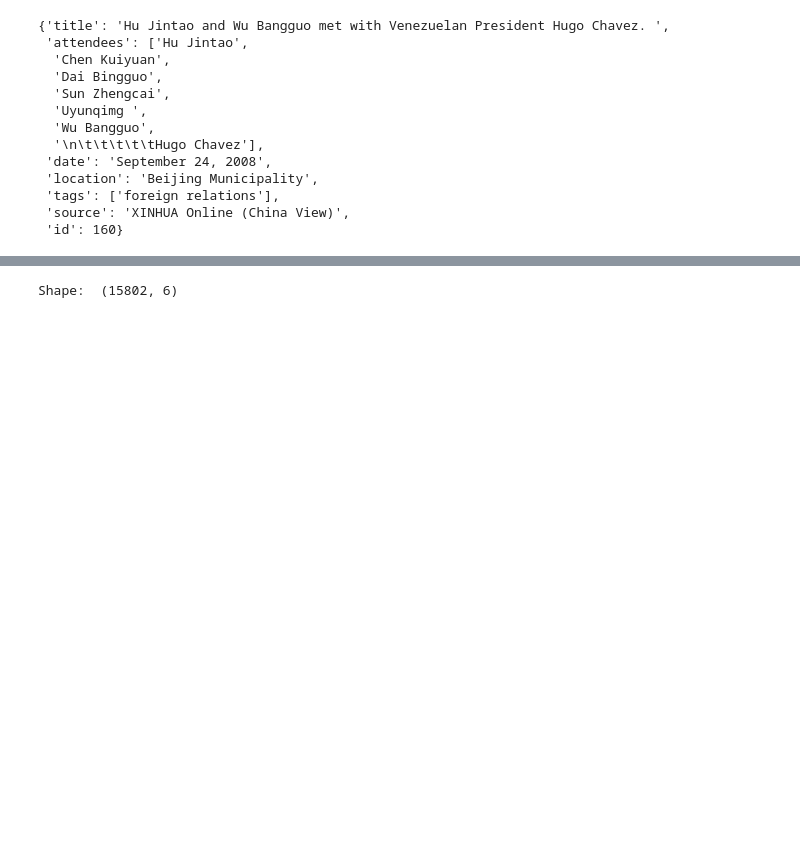
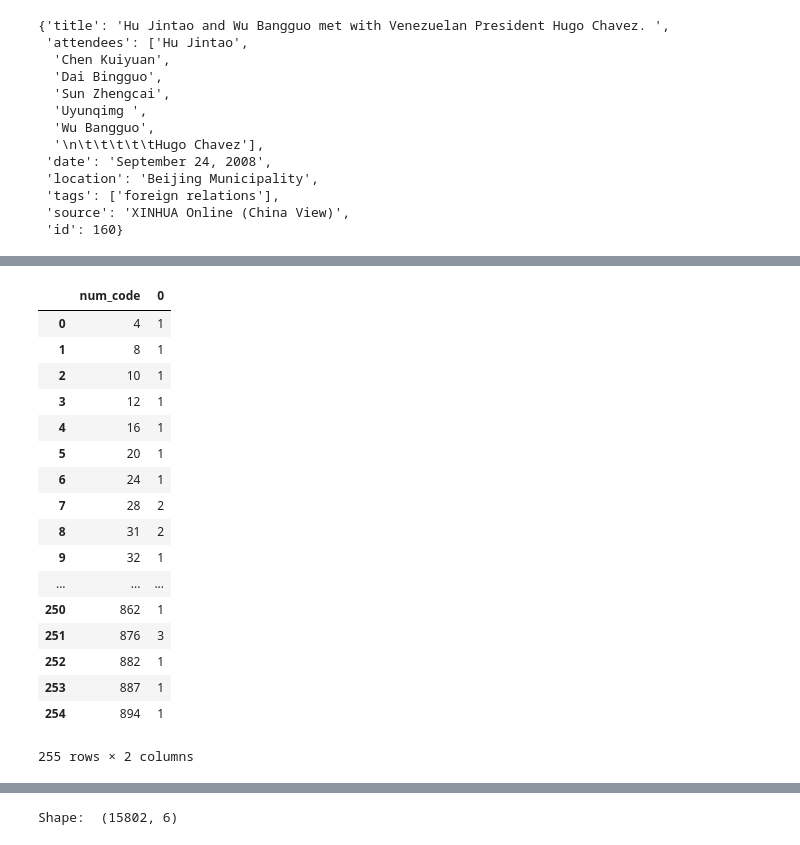
Before and after one commit to yontartu/wuran, a Jupyter notebook: beijing_aqi.ipynb, the cells around one changed output, grey strips where cells are left out. Drawn from its saved outputs; the diff is of its cells as text; code cells hidden in the pictures; blank space fills up the shorter version.

```diff
--- a/beijing_aqi.ipynb
+++ b/beijing_aqi.ipynb
@@ -651,0 +744,23 @@ for co in co_list:
+# %%
+country_labels = countries.copy()
+cl = pd.DataFrame(country_labels.groupby(['num_code']).size()).reset_index()#[25:]#.reset_index()#['num_code','country']
+cl.rename(columns={'0':'count'})
+# %% [output]
+|  | num_code | 0 |
+| 0 | 4 | 1 |
+| 1 | 8 | 1 |
+| 2 | 10 | 1 |
+| 3 | 12 | 1 |
+| 4 | 16 | 1 |
+| 5 | 20 | 1 |
+| 6 | 24 | 1 |
+| 7 | 28 | 2 |
+| 8 | 31 | 2 |
+| 9 | 32 | 1 |
+| ... | ... | ... |
+| 250 | 862 | 1 |
+| 251 | 876 | 3 |
+| 252 | 882 | 1 |
+| 253 | 887 | 1 |
+| 254 | 894 | 1 |
+255 rows × 2 columns
```
Also changed, not shown: parts of 15 cells of this notebook, 3 other files.
